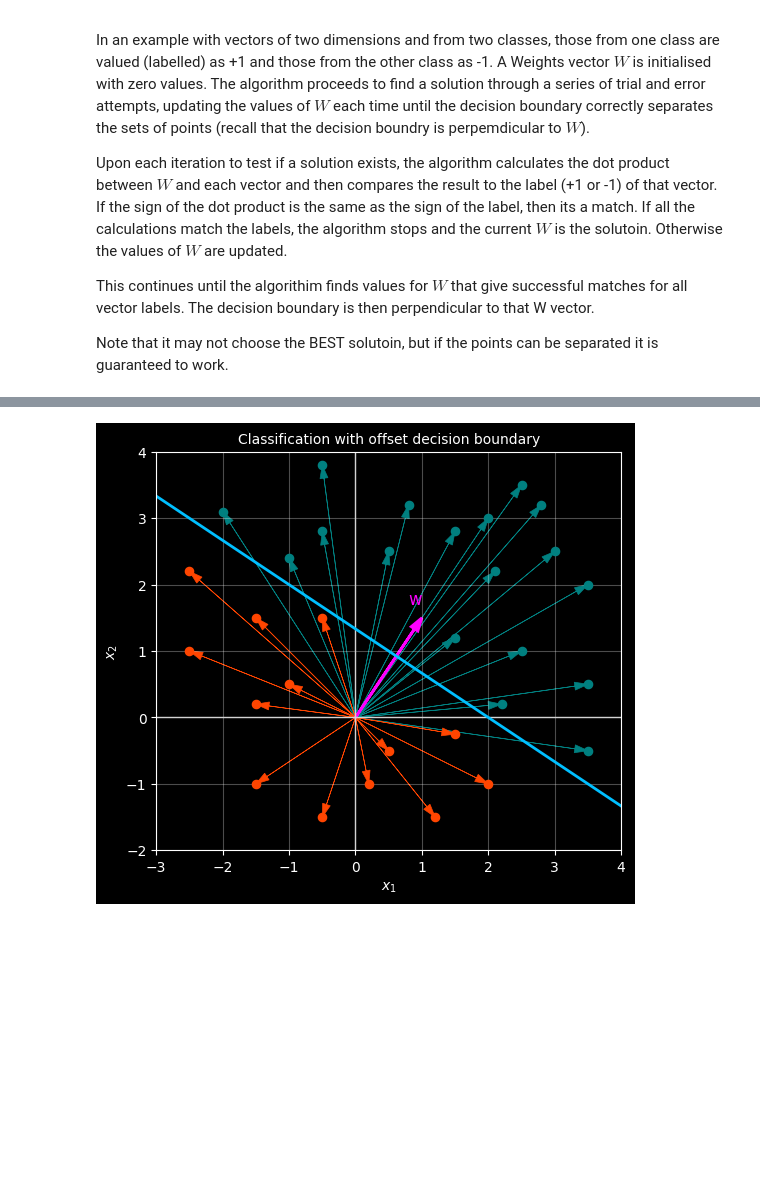
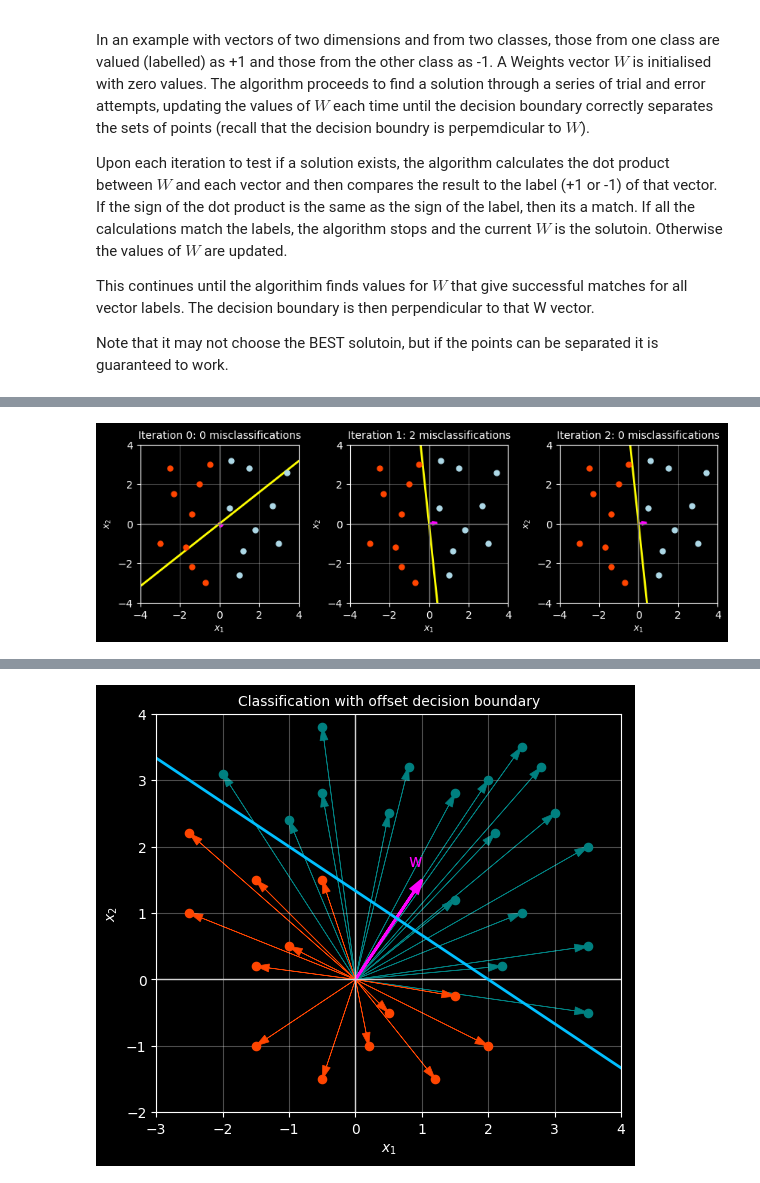
Before and after one commit to patrick-lowry/patrick-lowry-dotcom, a Jupyter notebook: ml-coding/chapters/03-classification.ipynb, the cells around one changed output, grey strips where cells are left out. Saved outputs shown, nothing was run; the diff lists cells and outputs as text; code cells hidden in the pictures; blank space fills up the shorter version.

```diff
--- a/ml-coding/chapters/03-classification.ipynb
+++ b/ml-coding/chapters/03-classification.ipynb
@@ -395,0 +226,92 @@ with plt.style.context("dark_background"):
+# %%
+# Create an instance of the Perceptron class
+perceptron = Perceptron(learning_rate=0.1)
+mistakes_per_epoch = [0]  # Initial state has 0 mistakes before training
+
+# Now train on each point
+for epoch in range(10):  # Allow up to 10 iterations
+    mistakes, mistake_details, all_predictions = perceptron.train_epoch(X, y)
+    mistakes_per_epoch.append(mistakes)
+
+    print(f"\n{'='*70}")
+    print(f"EPOCH {epoch+1}")
+    print(f"{'='*70}")
+    print(f"Weight vector: w = {perceptron.w}")
+    print(f"Total misclassifications: {mistakes}\n")
+
+    # Show all predictions
+    print("All Predictions:")
+    print(f"{'Idx':<5} {'Point':<20} {'Actual':<10} {'Predicted':<10} {'Dot Prod':<12} {'Status':<10}")
+    print("-" * 70)
+    for pred in all_predictions:
+        status = "✓ CORRECT" if pred['correct'] else "✗ WRONG"
+        print(f"{pred['idx']:<5} {str(pred['point']):<20} {pred['actual']:<10} {pred['predicted']:<10} {pred['dot_product']:<12.3f} {status:<10}")
+
+    # Show misclassifications in detail
+    if mistake_details:
+        print(f"\nMisclassified points (that were corrected):")
+        print("-" * 70)
+        for detail in mistake_details:
+            print(f"  Point {detail['idx']}: {detail['point']} -> "
+                  f"Predicted {detail['predicted']}, but was actually {detail['actual']} "
+                  f"(dot product: {detail['dot_product']:.3f})")
+    else:
+        print("\n✓ NO MISCLASSIFICATIONS - CONVERGED!")
+
+    if mistakes == 0:
+        print(f"\nConverged after {epoch+1} epochs!")
+        break
+
+# Visualize iterations until convergence
+num_iterations = len(perceptron.history)
+cols = 5
+rows = (num_iterations + cols - 1) // cols  # Calculate rows needed
+
+with plt.style.context("dark_background"):
+    fig, axes = plt.subplots(rows, cols, figsize=(14, 3*rows))
+    axes = axes.flatten()
+
+    for iteration, (w, mistakes) in enumerate(zip(perceptron.history, mistakes_per_epoch)):
+        ax = axes[iteration]
+
+        # Plot points
+        ax.scatter(blue_pts[:,0], blue_pts[:,1], s=25, color="lightblue", zorder=3)
+        ax.scatter(red_pts[:,0],  red_pts[:,1],  s=25, color="orangered", zorder=3)
+
+        # Decision boundary: w^T x = 0
+        x_range = np.linspace(-4, 4, 100)
+
+        if abs(w[1]) > 0.01:  # w2 is not ~0
+            x2_boundary = -(w[0] / w[1]) * x_range
+            ax.plot(x_range, x2_boundary, color="yellow", linewidth=2)
+        else:  # boundary is vertical
+            ax.axvline(0, color="yellow", linewidth=2)
+
+        # Weight vector
+        ax.arrow(0, 0, w[0], w[1],
+                 length_includes_head=True,
+                 head_width=0.12, head_length=0.2,
+                 linewidth=2, color="fuchsia")
+
+        # Axes and grid
+        ax.axhline(0, color="grey", linewidth=1)
+        ax.axvline(0, color="grey", linewidth=1)
+        ax.set_aspect("equal", adjustable="box")
+        ax.set_xlim(-4, 4)
+        ax.set_ylim(-4, 4)
+        ax.grid(True, alpha=0.3)
+        ax.set_xlabel(r"$x_1$", fontsize=9)
+        ax.set_ylabel(r"$x_2$", fontsize=9)
+        ax.set_title(f"Iteration {iteration}: {mistakes} misclassifications", fontsize=10)
+
+    # Hide unused subplots
+    for idx in range(num_iterations, len(axes)):
+        axes[idx].set_visible(False)
+
+    plt.tight_layout()
+    plt.show()
+
+print(f"\n{'='*70}")
+print(f"Final weight vector: {perceptron.w}")
+print(f"{'='*70}")
+# %% [output]
@@ -395,0 +335 @@ with plt.style.context("dark_background"):
+[figure, added]
```
Also changed, not shown: parts of 8 cells of this notebook.
